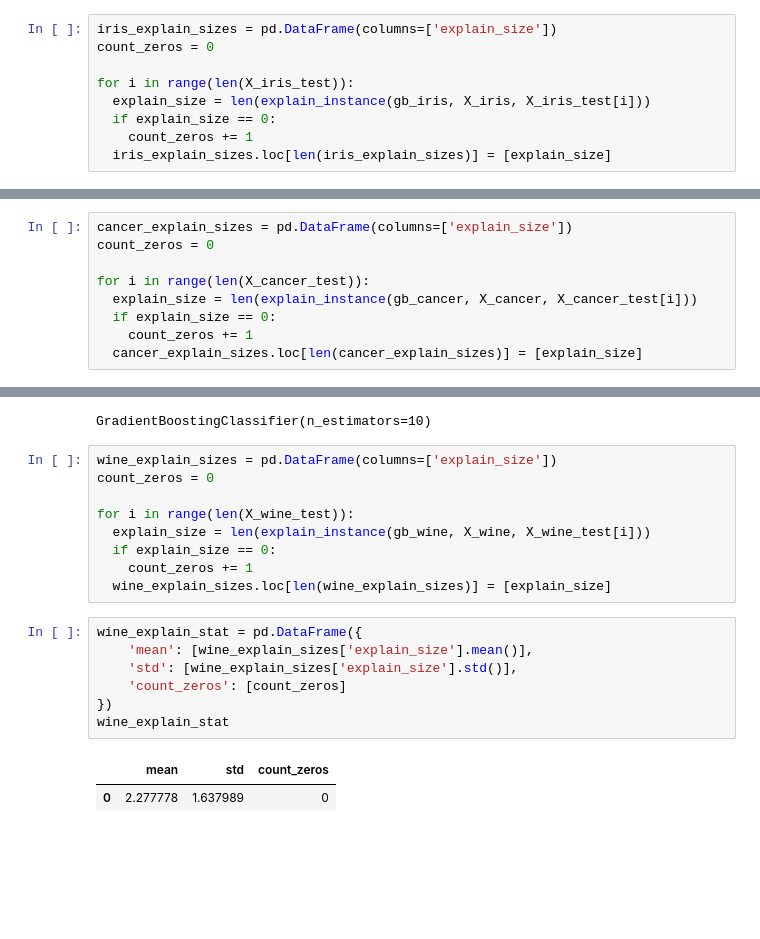
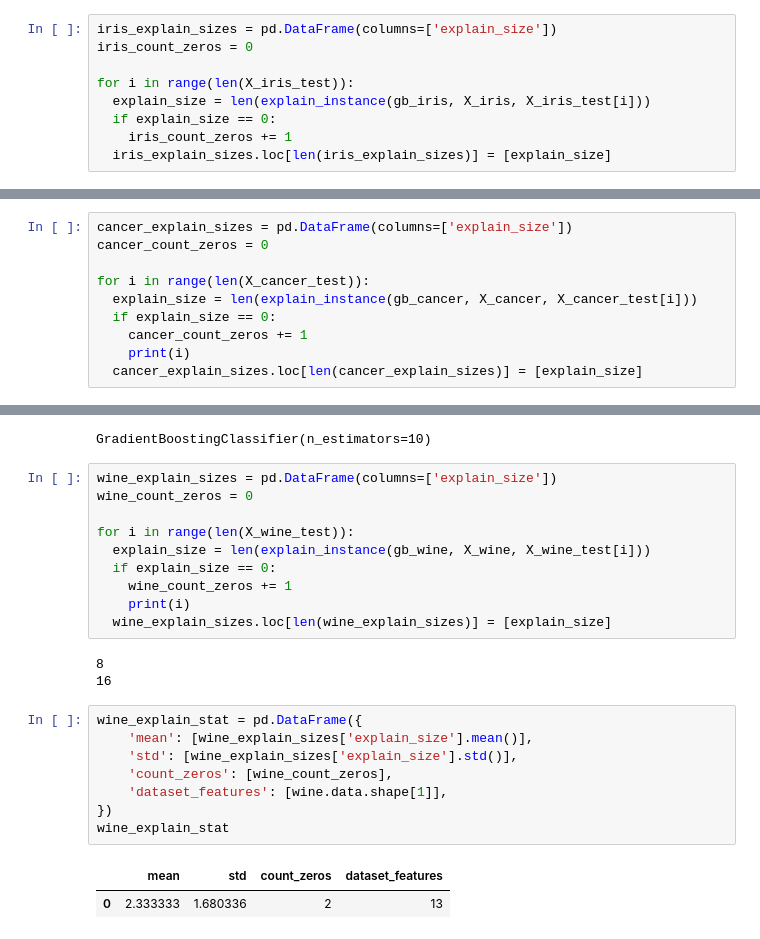
Before and after one commit to dabzr/LogicExplainML, a Jupyter notebook: testing/notebooks/colab notebooks/z3_gb_xai.ipynb, the cells around one changed output, grey strips where cells are left out. Drawn from its saved outputs; the diff is of its cells as text; blank space fills up the shorter version.

```diff
--- a/testing/notebooks/colab notebooks/z3_gb_xai.ipynb
+++ b/testing/notebooks/colab notebooks/z3_gb_xai.ipynb
@@ -257,12 +257,12 @@ X_iris_test[4], y_iris_test[4], gb_iris.predict([X_iris_test[4]])
 # check_explanation
 # %%
 iris_explain_sizes = pd.DataFrame(columns=['explain_size'])
-count_zeros = 0
+iris_count_zeros = 0
 
 for i in range(len(X_iris_test)):
   explain_size = len(explain_instance(gb_iris, X_iris, X_iris_test[i]))
   if explain_size == 0:
-    count_zeros += 1
+    iris_count_zeros += 1
   iris_explain_sizes.loc[len(iris_explain_sizes)] = [explain_size]
 # %%
 iris_explain_stat = pd.DataFrame({
@@ -288,12 +289,13 @@ gb_cancer.fit(X_cancer_train, y_cancer_train)
 GradientBoostingClassifier(n_estimators=10)
 # %%
 cancer_explain_sizes = pd.DataFrame(columns=['explain_size'])
-count_zeros = 0
+cancer_count_zeros = 0
 
 for i in range(len(X_cancer_test)):
   explain_size = len(explain_instance(gb_cancer, X_cancer, X_cancer_test[i]))
   if explain_size == 0:
-    count_zeros += 1
+    cancer_count_zeros += 1
+    print(i)
   cancer_explain_sizes.loc[len(cancer_explain_sizes)] = [explain_size]
 # %%
 cancer_explain_stat = pd.DataFrame({
@@ -322,20 +325,25 @@ gb_wine.fit(X_wine_train, y_wine_train)
 GradientBoostingClassifier(n_estimators=10)
 # %%
 wine_explain_sizes = pd.DataFrame(columns=['explain_size'])
-count_zeros = 0
+wine_count_zeros = 0
 
 for i in range(len(X_wine_test)):
   explain_size = len(explain_instance(gb_wine, X_wine, X_wine_test[i]))
   if explain_size == 0:
-    count_zeros += 1
+    wine_count_zeros += 1
+    print(i)
   wine_explain_sizes.loc[len(wine_explain_sizes)] = [explain_size]
+# %% [output]
+8
+16
 # %%
 wine_explain_stat = pd.DataFrame({
     'mean': [wine_explain_sizes['explain_size'].mean()],
     'std': [wine_explain_sizes['explain_size'].std()],
-    'count_zeros': [count_zeros]
+    'count_zeros': [wine_count_zeros],
+    'dataset_features': [wine.data.shape[1]],
 })
 wine_explain_stat
 # %% [output]
-|  | mean | std | count_zeros |
-| 0 | 2.277778 | 1.637989 | 0 |
+|  | mean | std | count_zeros | dataset_features |
+| 0 | 2.333333 | 1.680336 | 2 | 13 |
```
Also changed, not shown: parts of 2 cells of this notebook.
